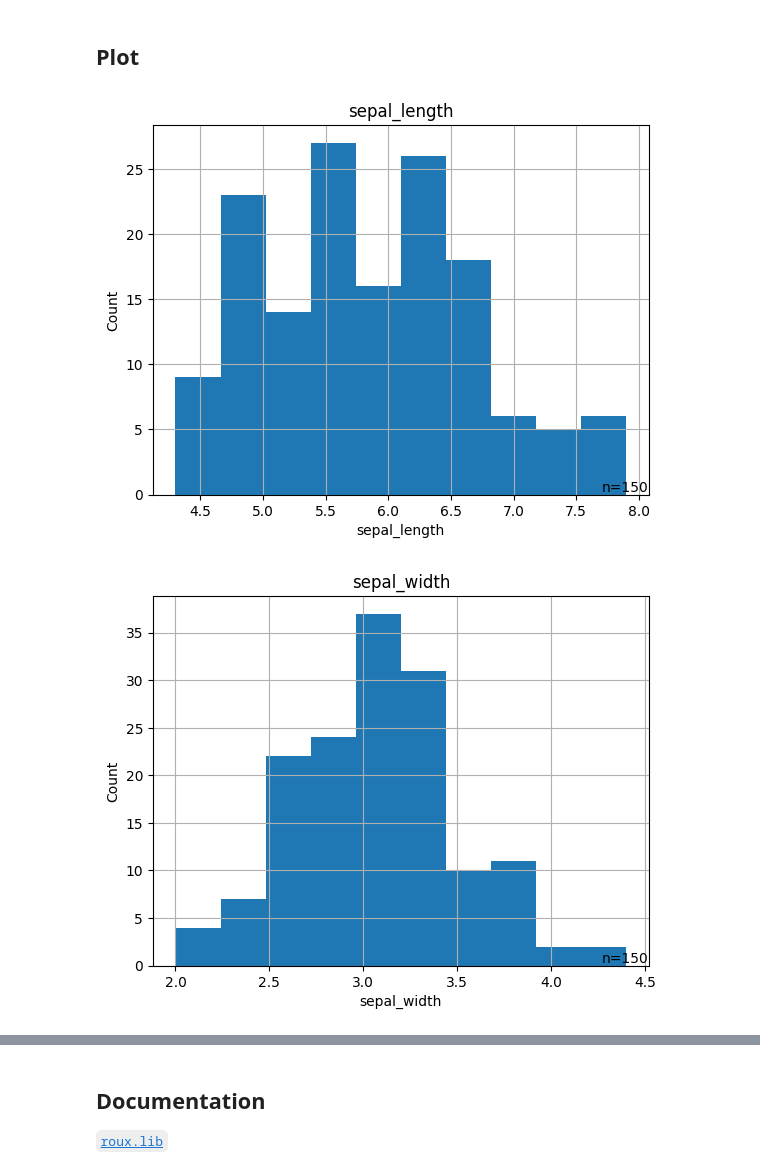
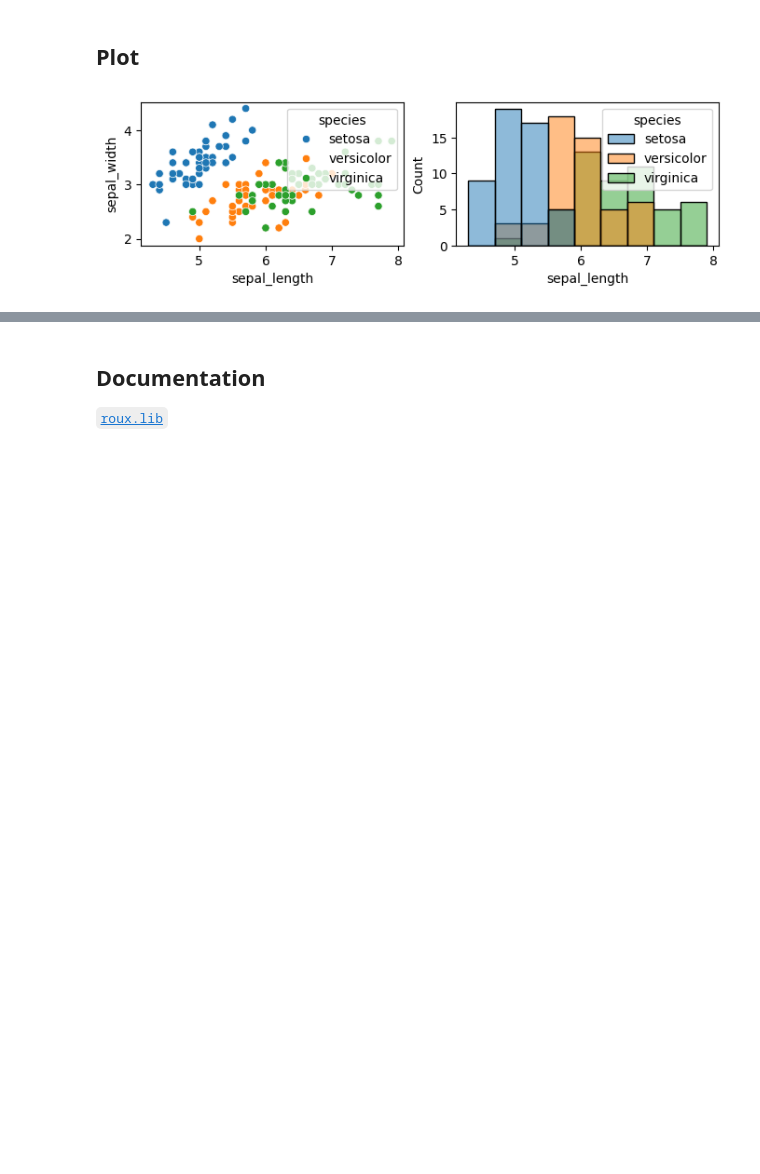
Before and after one commit to rraadd88/roux, a Jupyter notebook: examples/roux_lib_df_plot.ipynb, the cells around one changed output, grey strips where cells are left out. Saved outputs shown, nothing was run; the diff lists cells and outputs as text; code cells hidden in the pictures; blank space fills up the shorter version.

```diff
--- a/examples/roux_lib_df_plot.ipynb
+++ b/examples/roux_lib_df_plot.ipynb
@@ -44,10 +44,12 @@ data.head(1)
 # %%
 _=(
     data
-        .rd.plot.hist(subset=['sepal_length'])
-        .rd.plot.hist(subset=['sepal_width'])
-        .rd.plot.scatter(x='sepal_length',y='sepal_width')
+        # .rd.plot.hist(subset=['sepal_length'])
+        # .rd.plot.hist(subset=['sepal_width'])
+        # .rd.plot.scatter(x='sepal_length',y='sepal_width')
+
+        .rd.scatterplot(x='sepal_length',y='sepal_width',hue='species',ax='+')
+        .rd.histplot(x='sepal_length',hue='species',ax='+')
 )
 # %% [output]
-[figure, old version]
+[figure, new version]
-[figure, removed]
```
Also changed, not shown: parts of 1 cell of this notebook, 4 other files.
